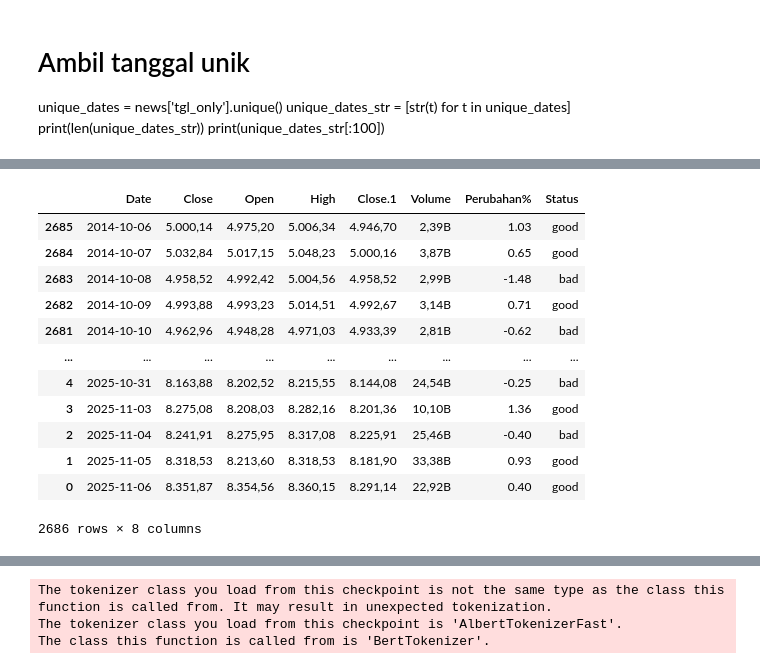
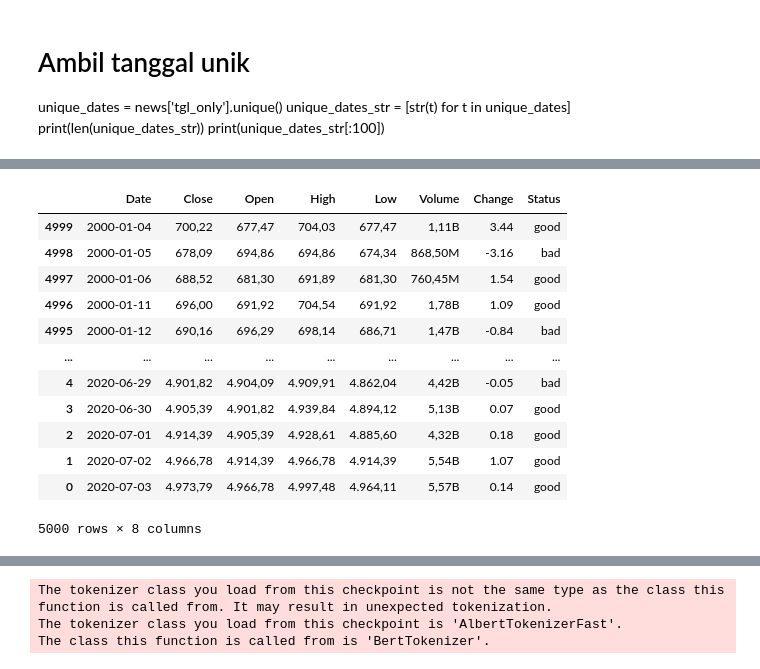
Before and after one commit to arindyproject/copas_ai, a Jupyter notebook: text_klasifikasi.ipynb, the cells around one changed output, grey strips where cells are left out. Drawn from its saved outputs; the diff is of its cells as text; code cells hidden in the pictures.

```diff
--- a/text_klasifikasi.ipynb
+++ b/text_klasifikasi.ipynb
@@ -92,49 +92,49 @@ import pandas as pd
 stock = pd.read_csv("data_news/ihsg.csv")
 
 # Konversi kolom Date ke datetime dengan format hari/bulan/tahun
 stock['Date'] = pd.to_datetime(stock['Date'], dayfirst=True, errors='coerce')
 
 # Tambahkan timezone Asia/Jakarta
 #stock['Date'] = stock['Date'].dt.tz_localize('Asia/Jakarta')
 
 # Urutkan berdasarkan tanggal
 stock = stock.sort_values(by='Date', ascending=True)
 
 # Bersihkan dan ubah kolom Perubahan%
-stock["Perubahan%"] = (
-    stock["Perubahan%"]
+stock["Change"] = (
+    stock["Change"]
     .astype(str)                        # pastikan string
     .str.replace("%", "", regex=False)  # hilangkan tanda persen
     .str.replace(",", ".", regex=False) # ubah koma jadi titik
     .astype(float)                      # ubah ke float
 )
 
 # Fungsi status
 def get_status(x):
     if x < 0:
         return "bad"
     else:
         return "good"
 
 # Tambahkan kolom Status
-stock["Status"] = stock["Perubahan%"].apply(get_status)
+stock["Status"] = stock["Change"].apply(get_status)
 
 # Tampilkan hasil
 stock
 # %% [output]
-|  | Date | Close | Open | High | Close.1 | Volume | Perubahan% | Status |
-| 2685 | 2014-10-06 | 5.000,14 | 4.975,20 | 5.006,34 | 4.946,70 | 2,39B | 1.03 | good |
-| 2684 | 2014-10-07 | 5.032,84 | 5.017,15 | 5.048,23 | 5.000,16 | 3,87B | 0.65 | good |
-| 2683 | 2014-10-08 | 4.958,52 | 4.992,42 | 5.004,56 | 4.958,52 | 2,99B | -1.48 | bad |
-| 2682 | 2014-10-09 | 4.993,88 | 4.993,23 | 5.014,51 | 4.992,67 | 3,14B | 0.71 | good |
-| 2681 | 2014-10-10 | 4.962,96 | 4.948,28 | 4.971,03 | 4.933,39 | 2,81B | -0.62 | bad |
+|  | Date | Close | Open | High | Low | Volume | Change | Status |
+| 4999 | 2000-01-04 | 700,22 | 677,47 | 704,03 | 677,47 | 1,11B | 3.44 | good |
+| 4998 | 2000-01-05 | 678,09 | 694,86 | 694,86 | 674,34 | 868,50M | -3.16 | bad |
+| 4997 | 2000-01-06 | 688,52 | 681,30 | 691,89 | 681,30 | 760,45M | 1.54 | good |
+| 4996 | 2000-01-11 | 696,00 | 691,92 | 704,54 | 691,92 | 1,78B | 1.09 | good |
+| 4995 | 2000-01-12 | 690,16 | 696,29 | 698,14 | 686,71 | 1,47B | -0.84 | bad |
 | ... | ... | ... | ... | ... | ... | ... | ... | ... |
-| 4 | 2025-10-31 | 8.163,88 | 8.202,52 | 8.215,55 | 8.144,08 | 24,54B | -0.25 | bad |
-| 3 | 2025-11-03 | 8.275,08 | 8.208,03 | 8.282,16 | 8.201,36 | 10,10B | 1.36 | good |
-| 2 | 2025-11-04 | 8.241,91 | 8.275,95 | 8.317,08 | 8.225,91 | 25,46B | -0.40 | bad |
-| 1 | 2025-11-05 | 8.318,53 | 8.213,60 | 8.318,53 | 8.181,90 | 33,38B | 0.93 | good |
-| 0 | 2025-11-06 | 8.351,87 | 8.354,56 | 8.360,15 | 8.291,14 | 22,92B | 0.40 | good |
+| 4 | 2020-06-29 | 4.901,82 | 4.904,09 | 4.909,91 | 4.862,04 | 4,42B | -0.05 | bad |
+| 3 | 2020-06-30 | 4.905,39 | 4.901,82 | 4.939,84 | 4.894,12 | 5,13B | 0.07 | good |
+| 2 | 2020-07-01 | 4.914,39 | 4.905,39 | 4.928,61 | 4.885,60 | 4,32B | 0.18 | good |
+| 1 | 2020-07-02 | 4.966,78 | 4.914,39 | 4.966,78 | 4.914,39 | 5,54B | 1.07 | good |
+| 0 | 2020-07-03 | 4.973,79 | 4.966,78 | 4.997,48 | 4.964,11 | 5,57B | 0.14 | good |
-2686 rows × 8 columns
+5000 rows × 8 columns
 # %%
 import pandas as pd
 from datetime import timedelta
```
Also changed, not shown: parts of 14 cells of this notebook, 2 other files.
